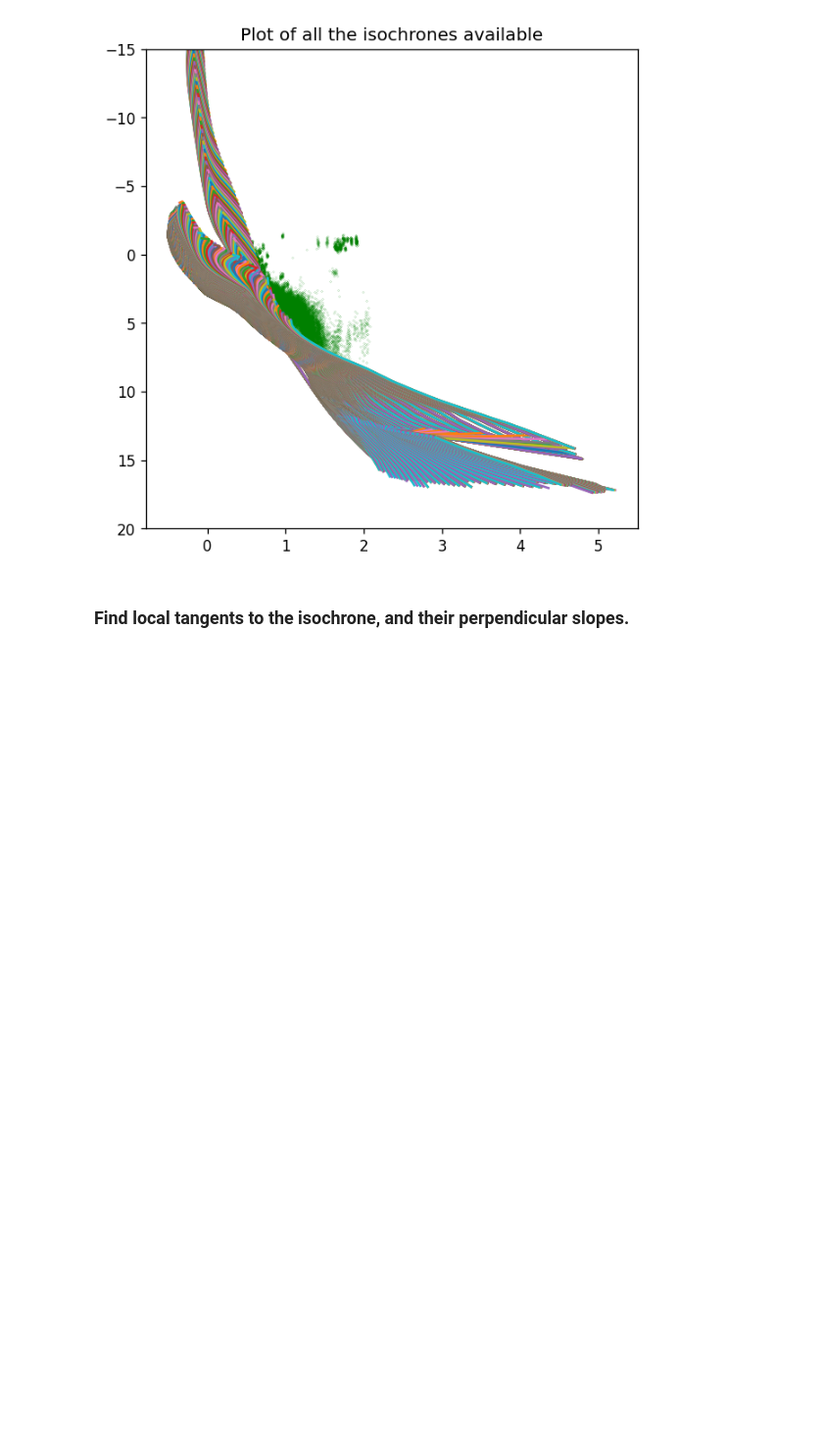
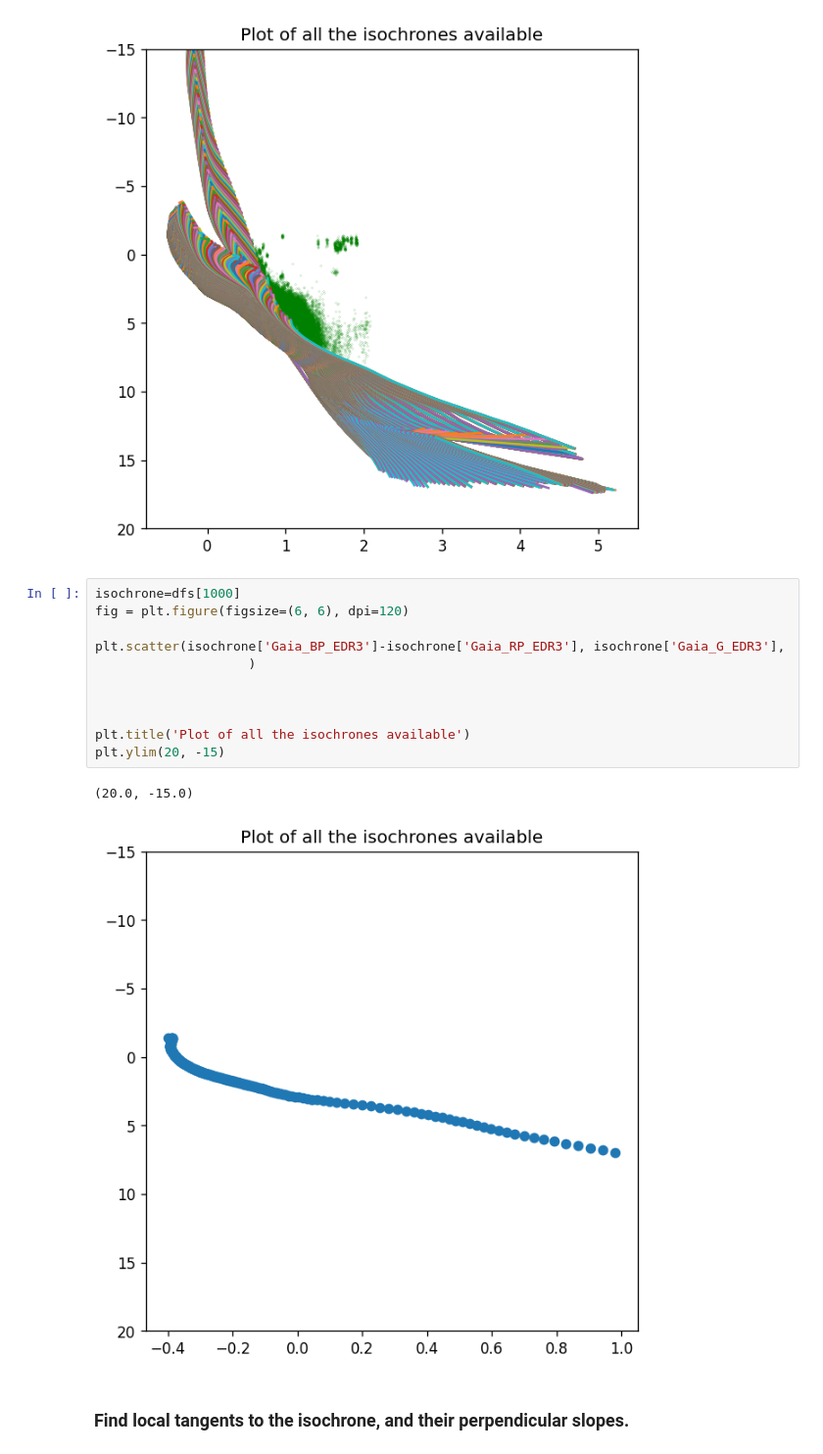
Before and after one commit to ocallam6/VaeStar, a Jupyter notebook: data_prep.ipynb, the cells around one changed output. Shown: that part at 98% size. Saved outputs shown, nothing was run; the diff lists cells and outputs as text; blank space fills up the shorter version.

```diff
--- a/data_prep.ipynb
+++ b/data_prep.ipynb
@@ -243,6 +223,20 @@ plt.ylim(20, -15)
 # %% [output]
 (20.0, -15.0)
 [figure]
+# %%
+isochrone=dfs[1000]
+fig = plt.figure(figsize=(6, 6), dpi=120)
+
+plt.scatter(isochrone['Gaia_BP_EDR3']-isochrone['Gaia_RP_EDR3'], isochrone['Gaia_G_EDR3'],
+                    )
+
+
+
+plt.title('Plot of all the isochrones available')
+plt.ylim(20, -15)
+# %% [output]
+(20.0, -15.0)
+[figure, added]
 # %% [markdown]
 ### Find local tangents to the isochrone, and their perpendicular slopes.
 # %%
```
Also changed, not shown: parts of 27 cells of this notebook, 3 other files.
